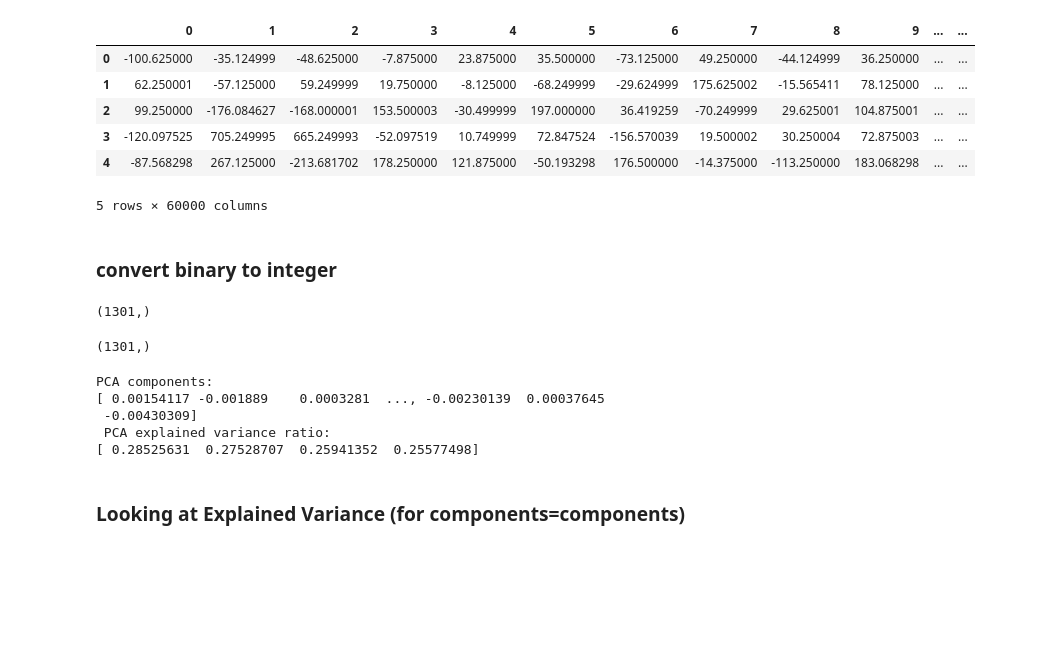
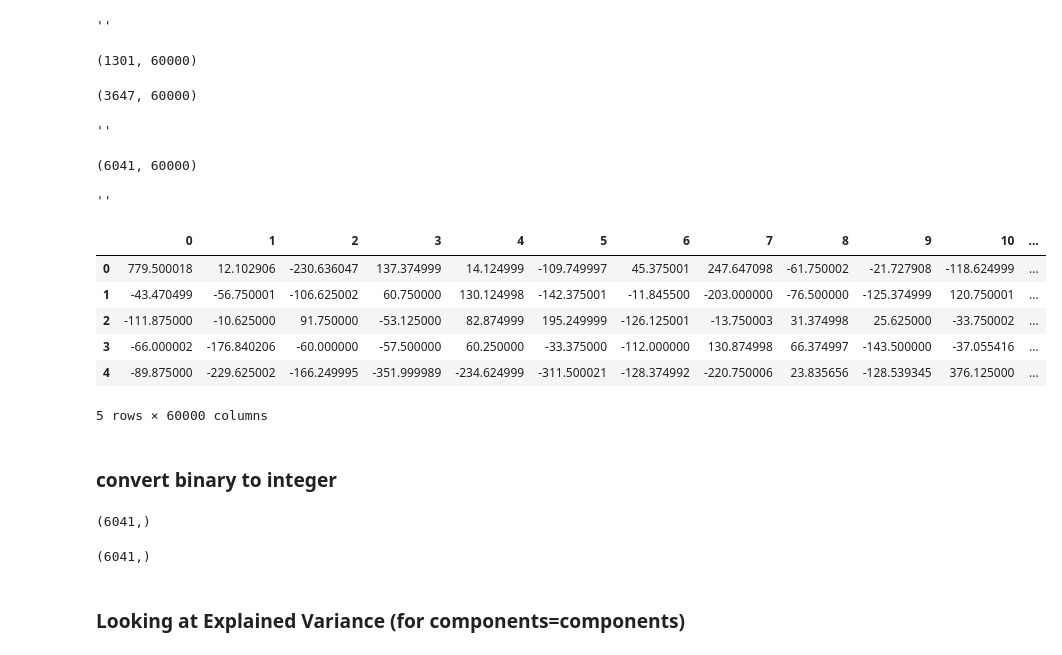
Before and after one commit to hope-yao/kaggle, a Jupyter notebook: Kaggle.ipynb, the cells around one changed output. Cells and saved outputs as stored; diff of their text form; code cells hidden in the pictures; blank space fills up the shorter version.

```diff
--- a/Kaggle.ipynb
+++ b/Kaggle.ipynb
@@ -35,0 +42,4 @@ label = pd.DataFrame(train['label'])
+# %%
+train3 = np.load('train_3.npz')
+data3 = pd.DataFrame(train3['data'])
+label3 = pd.DataFrame(train3['label'])
@@ -35,0 +77,8 @@ label = pd.DataFrame(train['label'])
+# %%
+datas=pd.DataFrame()
+datas=datas.append(data,ignore_index=True)
+;
+datas.shape
+# %% [output]
+''
+(1301, 60000)
@@ -35,0 +87,7 @@ label = pd.DataFrame(train['label'])
+# %%
+datas=data2.append(datas,ignore_index=True)
+datas.shape
+;
+# %% [output]
+(3647, 60000)
+''
@@ -36,38 +96,39 @@ label = pd.DataFrame(train['label'])
+# %%
+datas=data3.append(datas,ignore_index=True)
+datas.shape
+;
+# %% [output]
+(6041, 60000)
+''
 # %%
-data.head()
+datas.head()
 # %% [output]
-|  | 0 | 1 | 2 | 3 | 4 | 5 | 6 | 7 | 8 | 9 | ... | ... |
-| 0 | -100.625000 | -35.124999 | -48.625000 | -7.875000 | 23.875000 | 35.500000 | -73.125000 | 49.250000 | -44.124999 | 36.250000 | ... | ... |
-| 1 | 62.250001 | -57.125000 | 59.249999 | 19.750000 | -8.125000 | -68.249999 | -29.624999 | 175.625002 | -15.565411 | 78.125000 | ... | ... |
-| 2 | 99.250000 | -176.084627 | -168.000001 | 153.500003 | -30.499999 | 197.000000 | 36.419259 | -70.249999 | 29.625001 | 104.875001 | ... | ... |
-| 3 | -120.097525 | 705.249995 | 665.249993 | -52.097519 | 10.749999 | 72.847524 | -156.570039 | 19.500002 | 30.250004 | 72.875003 | ... | ... |
-| 4 | -87.568298 | 267.125000 | -213.681702 | 178.250000 | 121.875000 | -50.193298 | 176.500000 | -14.375000 | -113.250000 | 183.068298 | ... | ... |
+|  | 0 | 1 | 2 | 3 | 4 | 5 | 6 | 7 | 8 | 9 | 10 | ... |
+| 0 | 779.500018 | 12.102906 | -230.636047 | 137.374999 | 14.124999 | -109.749997 | 45.375001 | 247.647098 | -61.750002 | -21.727908 | -118.624999 | ... |
+| 1 | -43.470499 | -56.750001 | -106.625002 | 60.750000 | 130.124998 | -142.375001 | -11.845500 | -203.000000 | -76.500000 | -125.374999 | 120.750001 | ... |
+| 2 | -111.875000 | -10.625000 | 91.750000 | -53.125000 | 82.874999 | 195.249999 | -126.125001 | -13.750003 | 31.374998 | 25.625000 | -33.750002 | ... |
+| 3 | -66.000002 | -176.840206 | -60.000000 | -57.500000 | 60.250000 | -33.375000 | -112.000000 | 130.874998 | 66.374997 | -143.500000 | -37.055416 | ... |
+| 4 | -89.875000 | -229.625002 | -166.249995 | -351.999989 | -234.624999 | -311.500021 | -128.374992 | -220.750006 | 23.835656 | -128.539345 | 376.125000 | ... |
 5 rows × 60000 columns
 # %% [markdown]
 ### convert binary to integer
 # %%
-label=pd.Series(np.ravel(label.astype(int)))
-label.shape
+labels=pd.Series(np.ravel(labels.astype(int)))
+labels.shape
 # %% [output]
-(1301,)
+(6041,)
 # %%
-label.shape
+labels.shape
 # %% [output]
-(1301,)
+(6041,)
 # %%
 from sklearn.decomposition import PCA
 pca = PCA()
-pca_results=pca.fit(data)
+pca_results=pca.fit(datas)
 # Print the components and the amount of variance in the data contained in each dimension
 print( 'PCA components:\n{}'.format(pca.components_[:,0]))
 type(pca.components_[:,0])
 print(' PCA explained variance ratio:\n{}'.format(pca.explained_variance_ratio_[:4]*100))
-# %% [output]
-PCA components:
-[ 0.00154117 -0.001889    0.0003281  ..., -0.00230139  0.00037645
- -0.00430309]
- PCA explained variance ratio:
-[ 0.28525631  0.27528707  0.25941352  0.25577498]
 # %% [markdown]
 ### Looking at Explained Variance (for components=components)
 # %%
```
Also changed, not shown: parts of 47 cells of this notebook.
